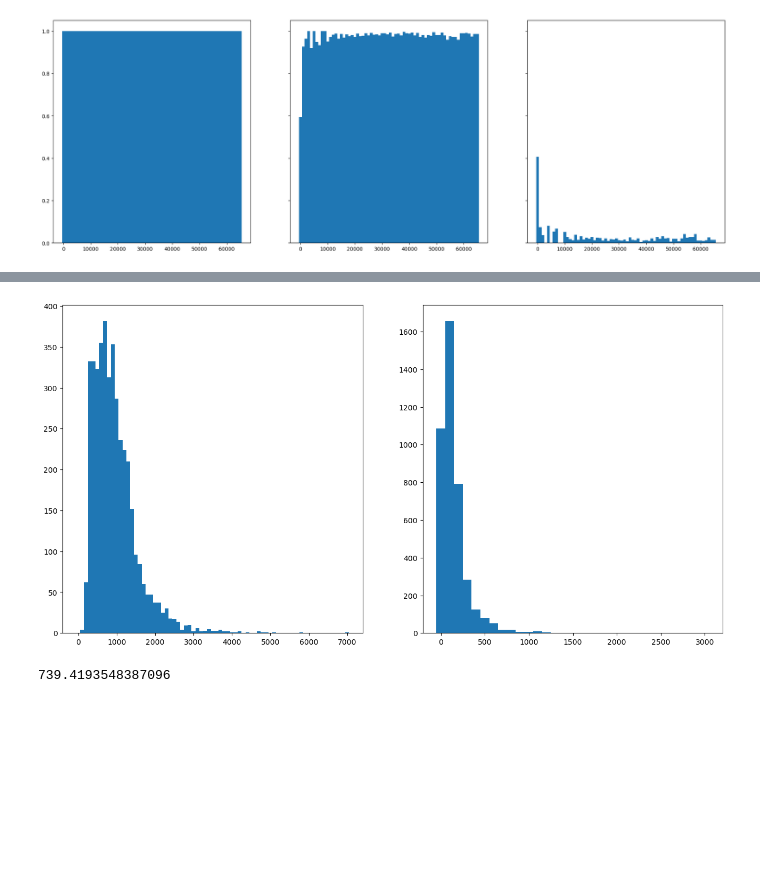
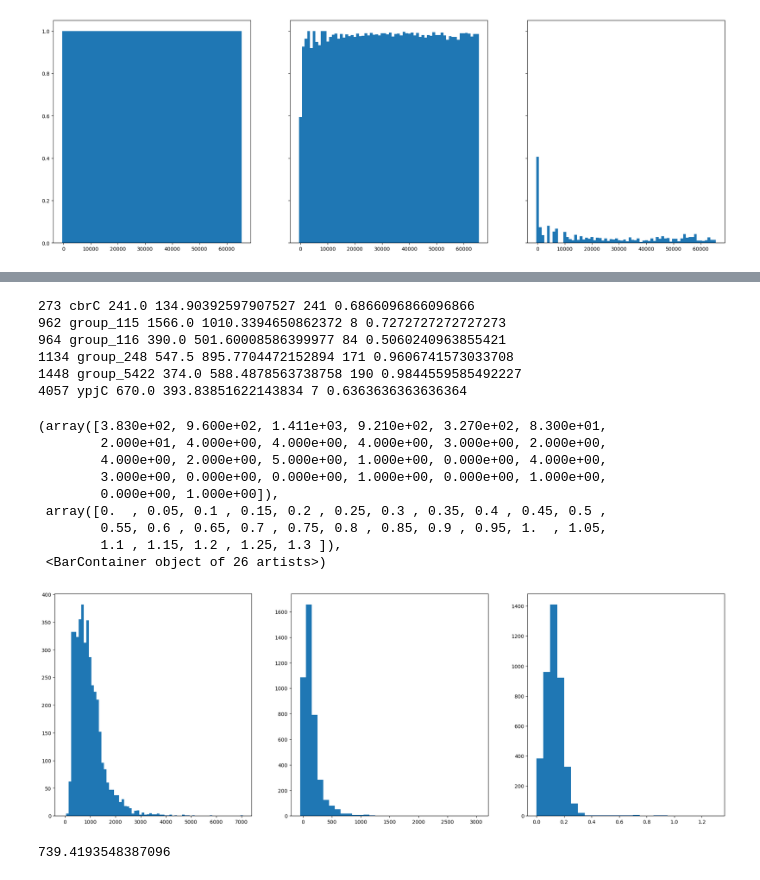
Before and after one commit to pberrt/long-read-block-assembly, a Jupyter notebook: blockassembly/notebook.ipynb, the cells around one changed output, grey strips where cells are left out. Saved outputs shown, nothing was run; the diff lists cells and outputs as text; code cells hidden in the pictures; blank space fills up the shorter version.

```diff
--- a/blockassembly/notebook.ipynb
+++ b/blockassembly/notebook.ipynb
@@ -139,2 +152,8 @@ print(len(starts))
+# %%
+
+if len(starts) ==2:
+    start, end = starts[1],starts[0]
+else:
+    raise ValueError
 # %%
 def add_coordinate(s, mode, coordinates,c, k):
@@ -311,3 +351,11 @@ for s in chromosome:
     for i,b in enumerate(s.num(canonical=(mode==1))):
         consensus_set[c[0]+2*i].add(b)
         consensus_set[c[0]+2*i+1].add(b)
+# %%
+ghost = [i for i,s in enumerate(consensus_set) if len(s)==0]
+# %%
+for k in ghost:
+    if k>0 and l<(k-1):
+        print(l,k)
+        break
+    l=k
@@ -812,8 +861,11 @@ for read_id in read_data:
             s= s.reverse_complement()
         block_sequences[block[1:]].append(s)
 # %%
-l, m, s = [],[],[]
+l, m, s, ns, outside, outside_r = [],[],[],[], [],[]
 for b in block_sequences:
     l.append([len(bb) for bb in block_sequences[b]])
-    m.append(np.mean(l[-1]))
+    m.append(np.median(l[-1]))
     s.append(np.std(l[-1]))
+    ns.append(s[-1]/m[-1])
+    outside.append(len([ll for ll in l[-1] if ll>(m[-1]*1.5)or ll<(m[-1]*0.5)]))
+    outside_r.append(outside[-1]/len(l[-1]))
@@ -820,11 +890,31 @@ for b in block_sequences:
+# %%
+for i,b in enumerate(block_sequences):
+    if outside_r[i]>0.5:
+        print(i, b,m[i],s[i], outside[i],outside_r[i])
+# %% [output]
+273 cbrC 241.0 134.90392597907527 241 0.6866096866096866
+962 group_115 1566.0 1010.3394650862372 8 0.7272727272727273
+964 group_116 390.0 501.60008586399977 84 0.5060240963855421
+1134 group_248 547.5 895.7704472152894 171 0.9606741573033708
+1448 group_5422 374.0 588.4878563738758 190 0.9844559585492227
+4057 ypjC 670.0 393.83851622143834 7 0.6363636363636364
 # %%
-fig, axs = plt.subplots(1,2, figsize = (16,8))
+fig, axs = plt.subplots(1,3, figsize = (24,8))
 step = 100
 axs[0].hist(m,bins = np.array(range(0,np.ceil(max(m)).astype(int)+step,step))-step//2)
 axs[1].hist(s,bins = np.array(range(0,np.ceil(max(s)).astype(int)+step,step))-step//2)
-pass
+axs[2].hist(ns,bins = np.array(range(0,(np.ceil(2000*max(ns)).astype(int)+step),step))/2000-step/2000//2)
 # %% [output]
+(array([3.830e+02, 9.600e+02, 1.411e+03, 9.210e+02, 3.270e+02, 8.300e+01,
+        2.000e+01, 4.000e+00, 4.000e+00, 4.000e+00, 3.000e+00, 2.000e+00,
+        4.000e+00, 2.000e+00, 5.000e+00, 1.000e+00, 0.000e+00, 4.000e+00,
+        3.000e+00, 0.000e+00, 0.000e+00, 1.000e+00, 0.000e+00, 1.000e+00,
+        0.000e+00, 1.000e+00]),
+ array([0.  , 0.05, 0.1 , 0.15, 0.2 , 0.25, 0.3 , 0.35, 0.4 , 0.45, 0.5 ,
+        0.55, 0.6 , 0.65, 0.7 , 0.75, 0.8 , 0.85, 0.9 , 0.95, 1.  , 1.05,
+        1.1 , 1.15, 1.2 , 1.25, 1.3 ]),
+ <BarContainer object of 26 artists>)
-[figure, old version]
+[figure, new version]
 # %%
 m[0]
 # %% [output]
```
Also changed, not shown: parts of 37 cells of this notebook, 2 other files.
